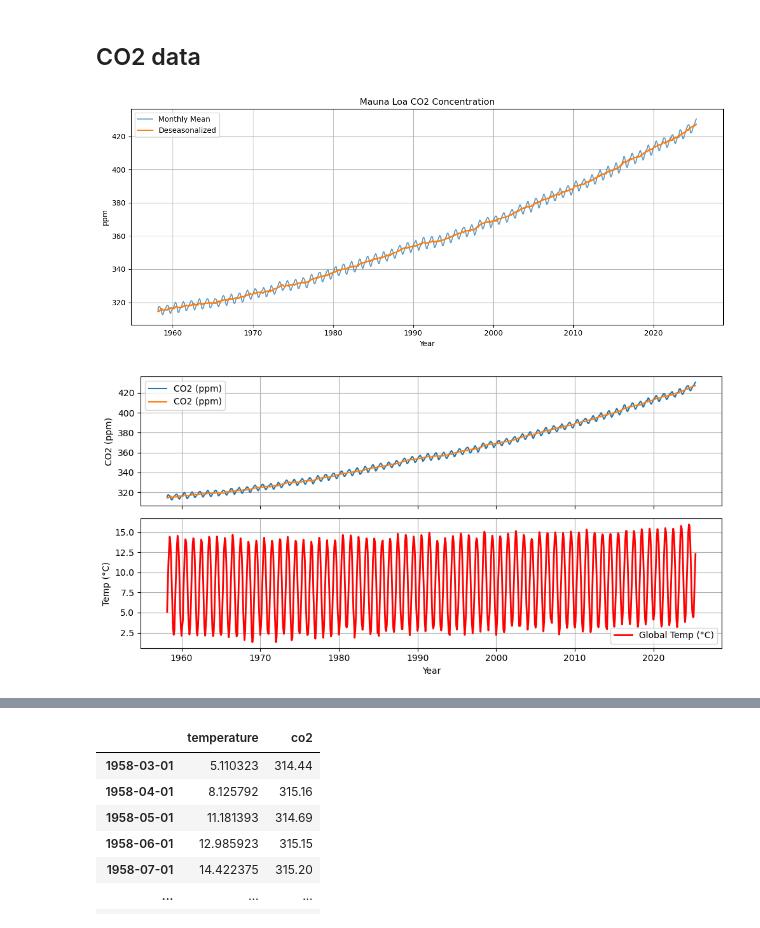
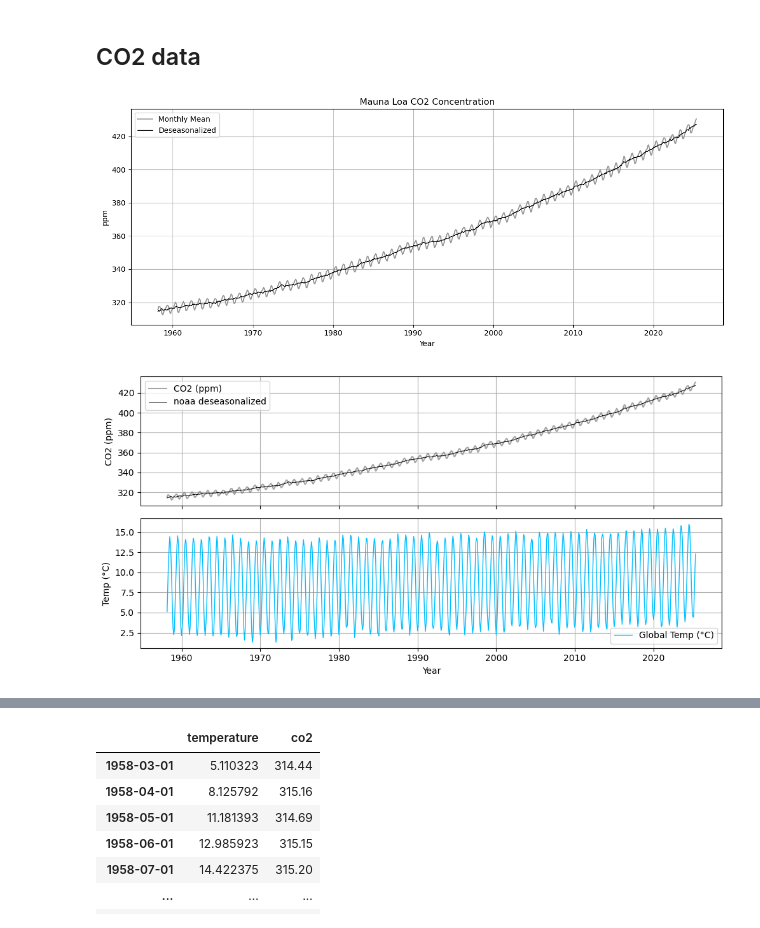
Before and after one commit to chivintar/causal-discovery, a Jupyter notebook: notebooks/climate_data.ipynb, the cells around one changed output, grey strips where cells are left out. Saved outputs shown, nothing was run; the diff lists cells and outputs as text; code cells hidden in the pictures.

```diff
--- a/notebooks/climate_data.ipynb
+++ b/notebooks/climate_data.ipynb
@@ -52,8 +77,8 @@ co2['date'] = pd.to_datetime(co2[['year', 'month']].assign(day=1))
 co2.set_index('date', inplace=True)
 
 plt.figure(figsize=(12, 5))
-plt.plot(co2.index, co2['average'], label="Monthly Mean", alpha=0.7)
-plt.plot(co2.index, co2['deseasonalized'], label="Deseasonalized",linewidth=2)
+plt.plot(co2.index, co2['average'], label="Monthly Mean", alpha=0.8, color='grey')
+plt.plot(co2.index, co2['deseasonalized'], label="Deseasonalized",linewidth=1, color='black')
 plt.title('Mauna Loa CO2 Concentration')
 plt.ylabel('ppm')
 plt.xlabel('Year')
@@ -62,7 +87,7 @@ plt.grid(True)
 plt.tight_layout()
 plt.show()
 # %% [output]
-[figure, old version]
+[figure, new version]
 # %%
 # Align date range
 start, end = max(co2.index.min(), global_mean.index.min()), min(co2.index.max(), global_mean.index.max())
@@ -70,13 +95,14 @@ co2, global_mean = co2.loc[start:end], global_mean.loc[start:end]
 # %%
 # Plot
 fig, (ax1, ax2) = plt.subplots(2, 1, figsize=(10, 5), sharex=True)
-ax1.plot(co2.index, co2['average'], co2['deseasonalized'], label='CO2 (ppm)')
-ax2.plot(global_mean.index, global_mean, color='red', linewidth=2, label='Global Temp (°C)')
+ax1.plot(co2.index, co2['average'], label='CO2 (ppm)', color='grey', alpha=0.7)
+ax1.plot(co2.index, co2['deseasonalized'], label='noaa deseasonalized', color='black', linewidth=0.7)
+ax2.plot(global_mean.index, global_mean, linewidth=1, label='Global Temp (°C)', color='deepskyblue')
 
 ax1.set_ylabel('CO2 (ppm)'); ax1.legend(); ax1.grid()
 ax2.set_ylabel('Temp (°C)'); ax2.set_xlabel('Year'); ax2.legend(); ax2.grid()
 
 plt.tight_layout()
 plt.show()
 # %% [output]
-[figure, old version]
+[figure, new version]
```
Also changed, not shown: parts of 13 cells of this notebook, 2 other files.
